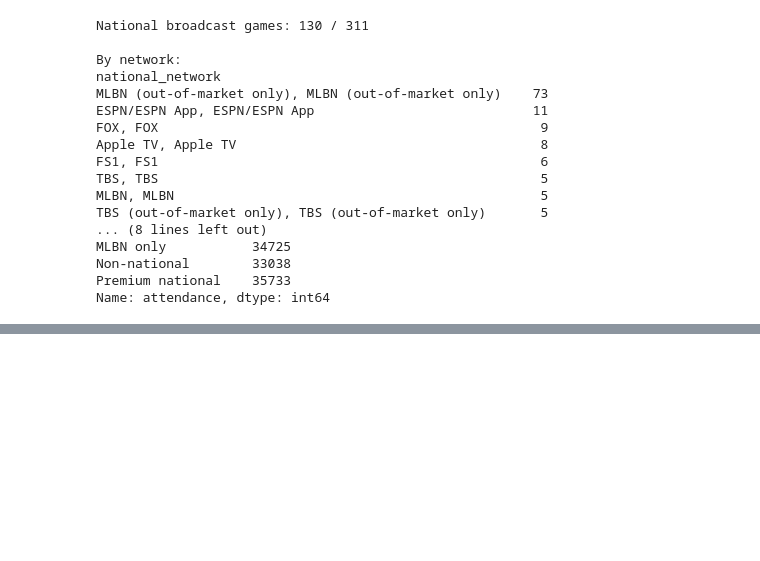
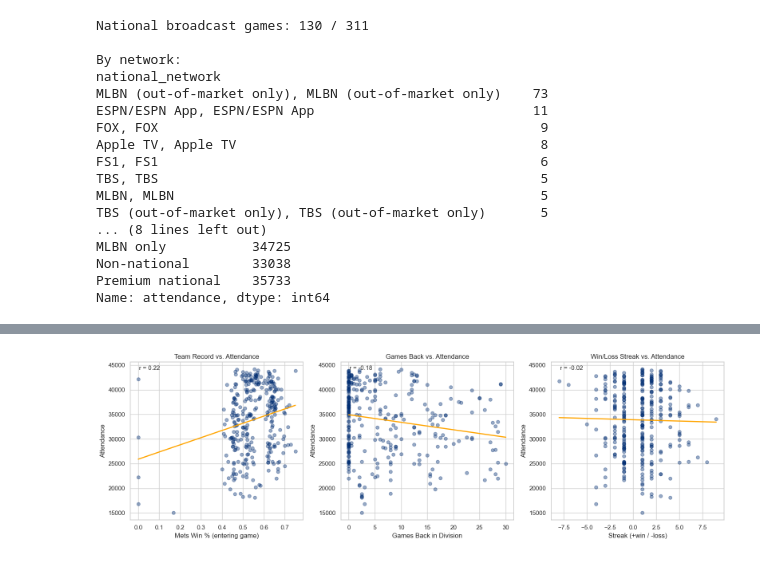
Before and after one commit to kaylagandrus/mlb-dynamic-ticket-pricing, a Jupyter notebook: mets/notebooks/03_eda.ipynb, the cells around one changed output, grey strips where cells are left out. Drawn from its saved outputs; the diff is of its cells as text; code cells hidden in the pictures; blank space fills up the shorter version.

```diff
--- a/mets/notebooks/03_eda.ipynb
+++ b/mets/notebooks/03_eda.ipynb
@@ -562,0 +605,33 @@ Name: attendance, dtype: int64
+# %%
+def scatter_with_fit(ax, x_col, y_col="attendance", color="#002D72"):
+    data = df.dropna(subset=[x_col])
+    x, y = data[x_col], data[y_col]
+    ax.scatter(x, y, alpha=0.4, color=color)
+    z = np.polyfit(x, y, 1)
+    p = np.poly1d(z)
+    x_line = np.linspace(x.min(), x.max(), 100)
+    ax.plot(x_line, p(x_line), color="orange", linewidth=2)
+    corr = data[[x_col, y_col]].corr().iloc[0, 1]
+    ax.text(0.05, 0.95, f"r = {corr:.2f}", transform=ax.transAxes, fontsize=11)
+
+fig, axes = plt.subplots(1, 3, figsize=(16, 5))
+
+scatter_with_fit(axes[0], "mets_win_pct")
+axes[0].set_xlabel("Mets Win % (entering game)")
+axes[0].set_ylabel("Attendance")
+axes[0].set_title("Team Record vs. Attendance")
+
+scatter_with_fit(axes[1], "mets_games_back")
+axes[1].set_xlabel("Games Back in Division")
+axes[1].set_ylabel("Attendance")
+axes[1].set_title("Games Back vs. Attendance")
+
+scatter_with_fit(axes[2], "mets_streak_num")
+axes[2].set_xlabel("Streak (+win / -loss)")
+axes[2].set_ylabel("Attendance")
+axes[2].set_title("Win/Loss Streak vs. Attendance")
+
+plt.tight_layout()
+plt.show()
+# %% [output]
+[figure, added]
```
Also changed, not shown: parts of 10 cells of this notebook, 5 other files.
